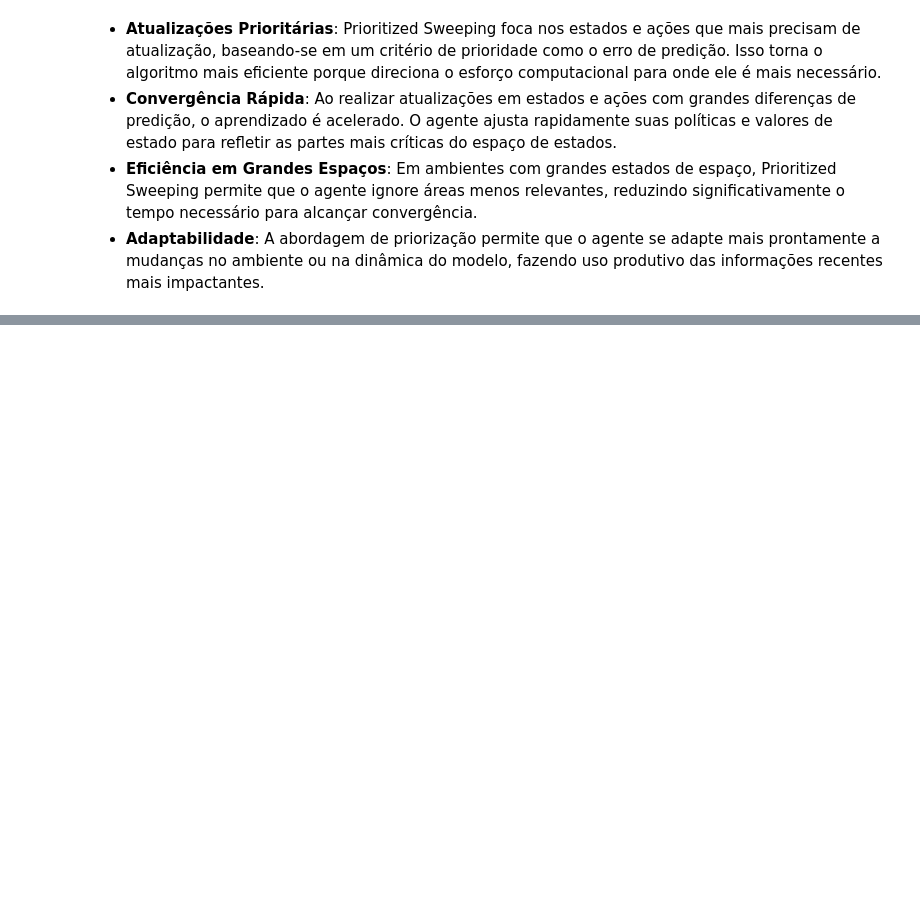
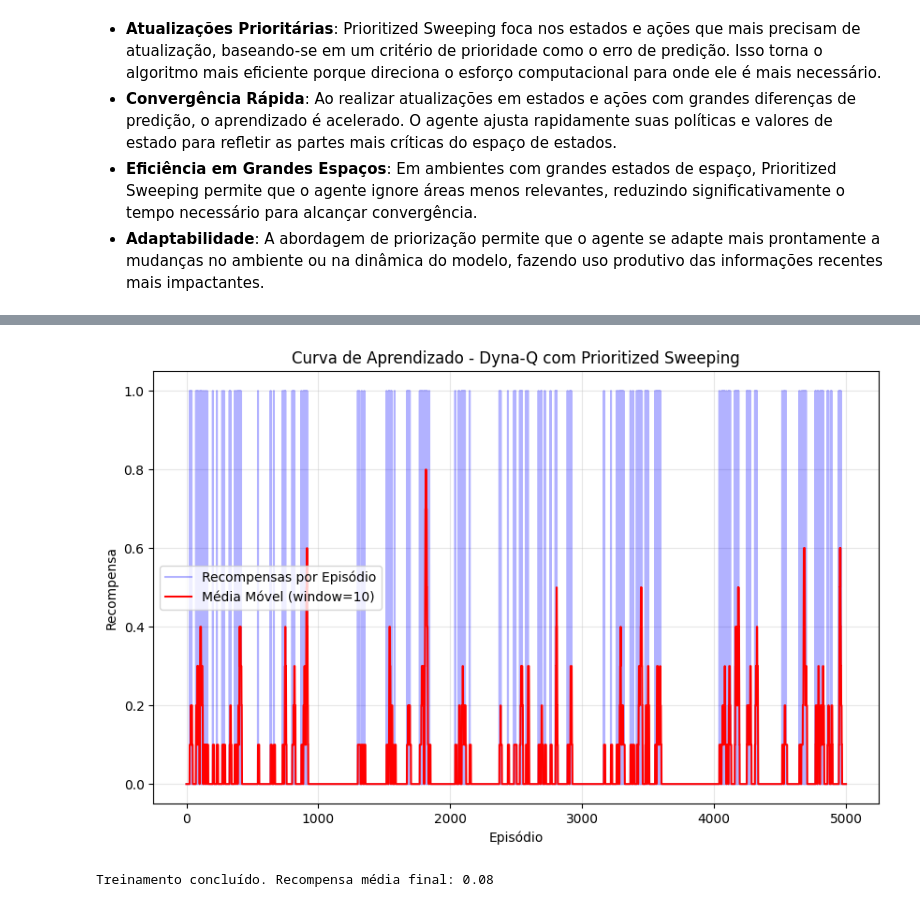
Before and after one commit to Luv4as/projeto11_RL, a Jupyter notebook: Projeto11_RL.ipynb, the cells around one changed output, grey strips where cells are left out. Cells and saved outputs as stored; diff of their text form; code cells hidden in the pictures; blank space fills up the shorter version.

```diff
--- a/Projeto11_RL.ipynb
+++ b/Projeto11_RL.ipynb
@@ -572,0 +336,16 @@ plt.legend()
+# %%
+env_name = "FrozenLake-v1"
+agent = DynaQPrioritizedSweeping(
+    env_name,
+    alpha=0.1,
+    gamma=0.95,
+    epsilon=0.1,
+    n_planning=50,
+    theta=0.01
+)
+
+rewards = agent.train(num_episodes=5000)
+print(f"Treinamento concluído. Recompensa média final: {np.mean(rewards[-100:]):.2f}")
+# %% [output]
+[figure, added]
+Treinamento concluído. Recompensa média final: 0.08
```
Also changed, not shown: parts of 18 cells of this notebook.
